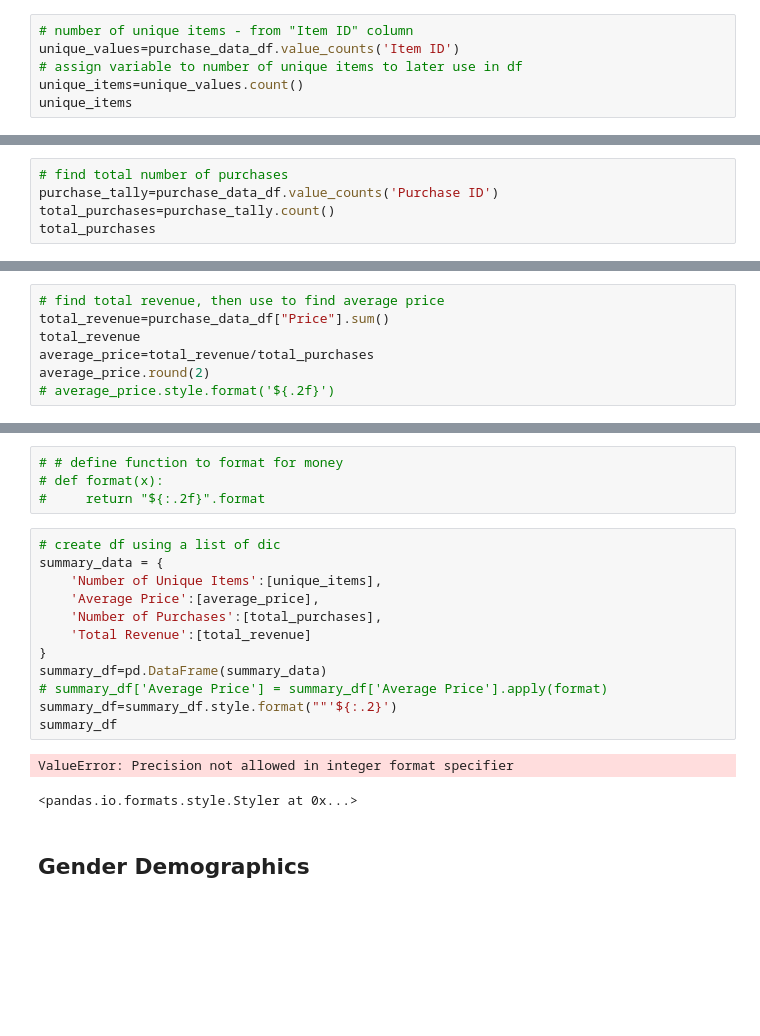
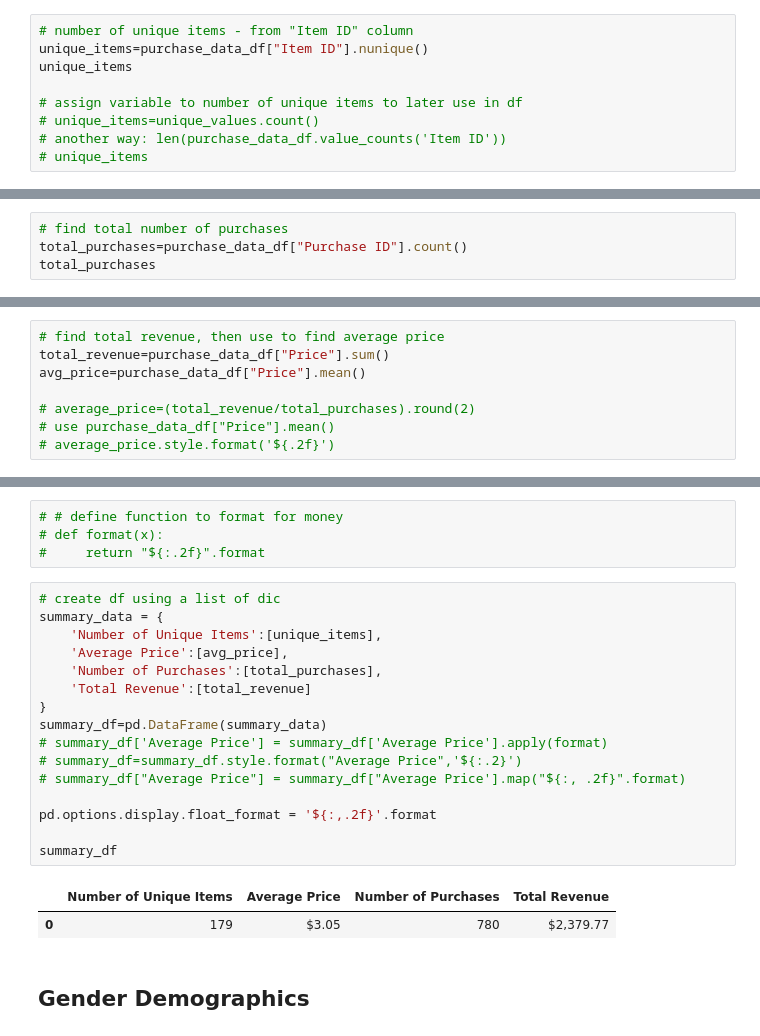
Before and after one commit to acsours/pandas-challenge, a Jupyter notebook: HeroesofPymoli/HeroesOfPymoli_starter-Copy1.ipynb, the cells around one changed output, grey strips where cells are left out. Saved outputs shown, nothing was run; the diff lists cells and outputs as text; blank space fills up the shorter version.

Commit message:
simplified purchasing analysis and total player count

```diff
--- a/HeroesofPymoli/HeroesOfPymoli_starter-Copy1.ipynb
+++ b/HeroesofPymoli/HeroesOfPymoli_starter-Copy1.ipynb
@@ -65,22 +76,25 @@ when I try .columns method with total_players-df to see what columns are labelle
 # %%
 # number of unique items - from "Item ID" column
-unique_values=purchase_data_df.value_counts('Item ID')
+unique_items=purchase_data_df["Item ID"].nunique()
+unique_items
+
 # assign variable to number of unique items to later use in df
-unique_items=unique_values.count()
-unique_items
+# unique_items=unique_values.count()
+# another way: len(purchase_data_df.value_counts('Item ID'))
+# unique_items
 # %% [output]
 179
 # %%
 # find total number of purchases
-purchase_tally=purchase_data_df.value_counts('Purchase ID')
-total_purchases=purchase_tally.count()
+total_purchases=purchase_data_df["Purchase ID"].count()
 total_purchases
 # %% [output]
 780
 # %%
 # find total revenue, then use to find average price
 total_revenue=purchase_data_df["Price"].sum()
-total_revenue
-average_price=total_revenue/total_purchases
-average_price.round(2)
+avg_price=purchase_data_df["Price"].mean()
+
+# average_price=(total_revenue/total_purchases).round(2)
+# use purchase_data_df["Price"].mean()
 # average_price.style.format('${.2f}')
@@ -96,18 +108,22 @@ average_price.round(2)
 # %%
 # create df using a list of dic
 summary_data = {
     'Number of Unique Items':[unique_items],
-    'Average Price':[average_price],
+    'Average Price':[avg_price],
     'Number of Purchases':[total_purchases],
     'Total Revenue':[total_revenue]
 }
 summary_df=pd.DataFrame(summary_data)
 # summary_df['Average Price'] = summary_df['Average Price'].apply(format)
-summary_df=summary_df.style.format(""'${:.2}')
+# summary_df=summary_df.style.format("Average Price",'${:.2}')
+# summary_df["Average Price"] = summary_df["Average Price'].map("${:, .2f}".format)
+
+pd.options.display.float_format = '${:,.2f}'.format
+
 summary_df
 # %% [output]
-ValueError: Precision not allowed in integer format specifier
-<pandas.io.formats.style.Styler at 0x...>
+|  | Number of Unique Items | Average Price | Number of Purchases | Total Revenue |
+| 0 | 179 | $3.05 | 780 | $2,379.77 |
 # %% [markdown]
 ## Gender Demographics
 # %% [markdown]
```
Also changed, not shown: parts of 8 cells of this notebook.
